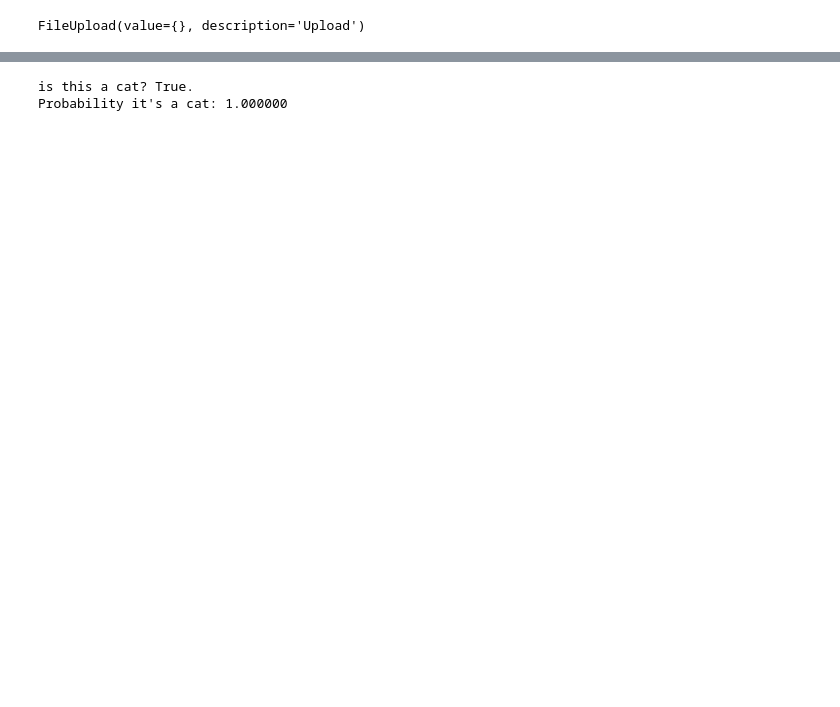
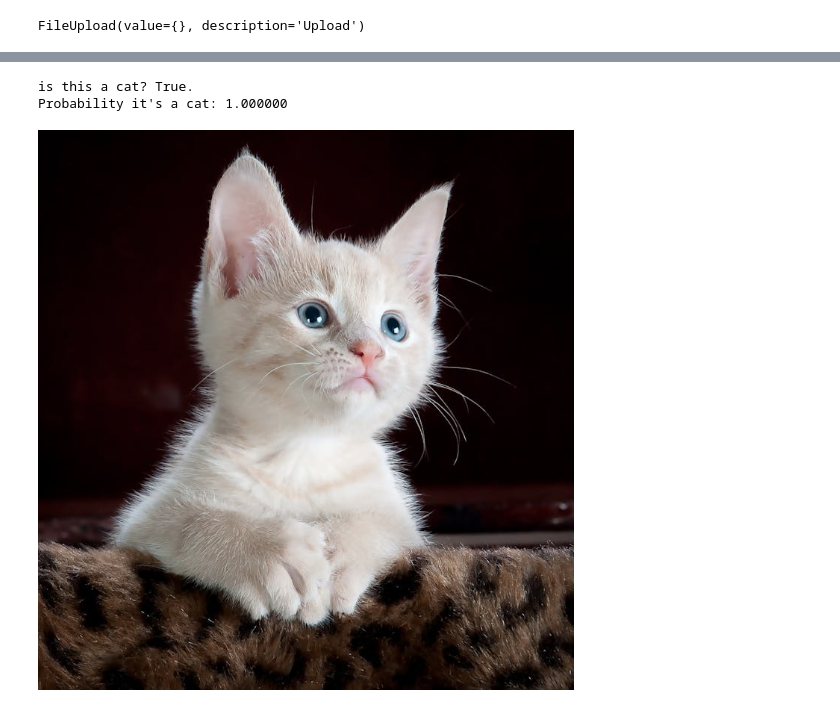
Before and after one commit to franciscorafart/learning-notes, a Jupyter notebook: deep-learning/notebooks/ist-das-eine-katze.ipynb, the cells around one changed output, grey strips where cells are left out. Drawn from its saved outputs; the diff is of its cells as text; code cells hidden in the pictures; blank space fills up the shorter version.

```diff
--- a/deep-learning/notebooks/ist-das-eine-katze.ipynb
+++ b/deep-learning/notebooks/ist-das-eine-katze.ipynb
@@ -27,9 +30,11 @@ FileUpload(value={}, description='Upload')
 # %%
 img = PILImage.create(uploader.data[0])
 is_cat, _, probs = learn.predict(img)
 print(f"is this a cat? {is_cat}.")
 print(f"Probability it's a cat: {probs[1].item():.6f}")
+img
 # %% [output]
 [interactive output not drawn]
 is this a cat? True.
 Probability it's a cat: 1.000000
+[figure, added]
```
Also changed, not shown: parts of 2 cells of this notebook.
